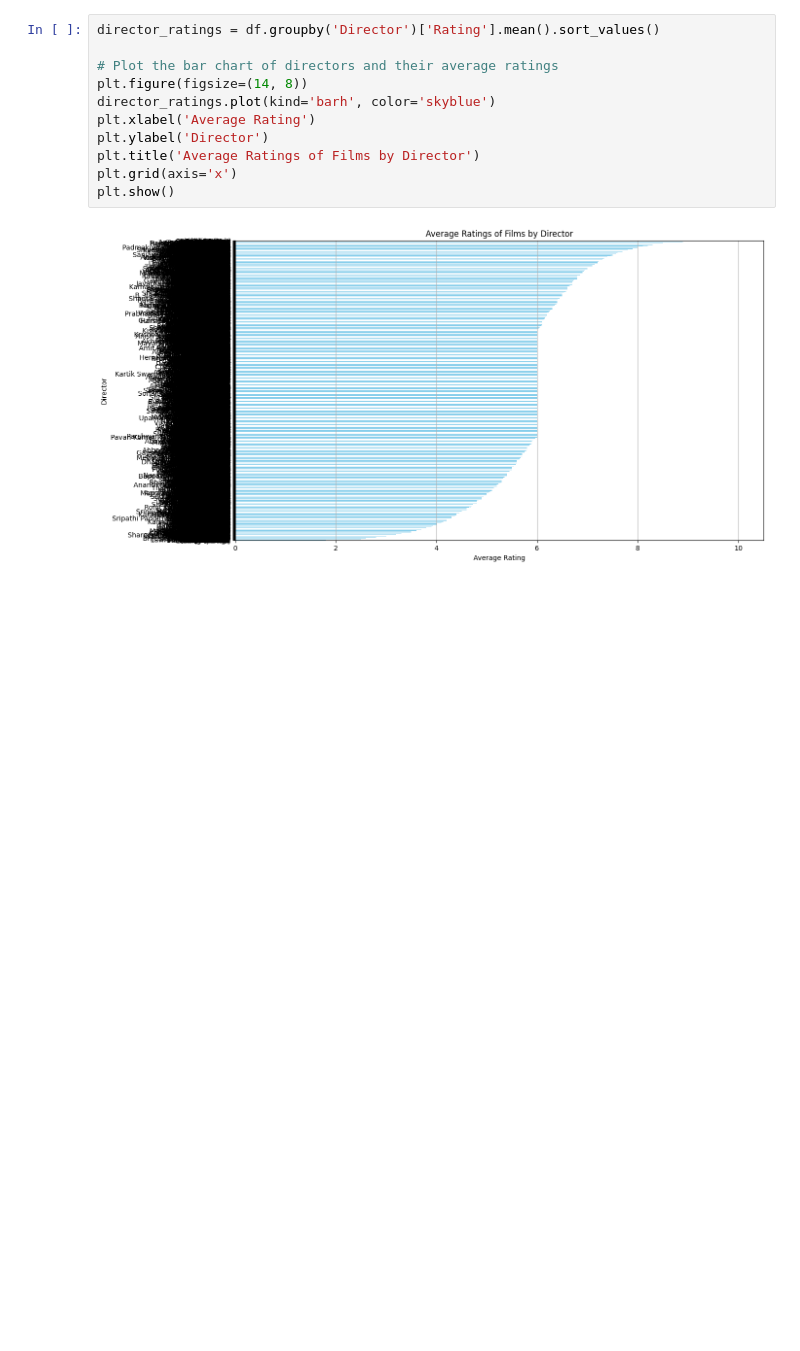
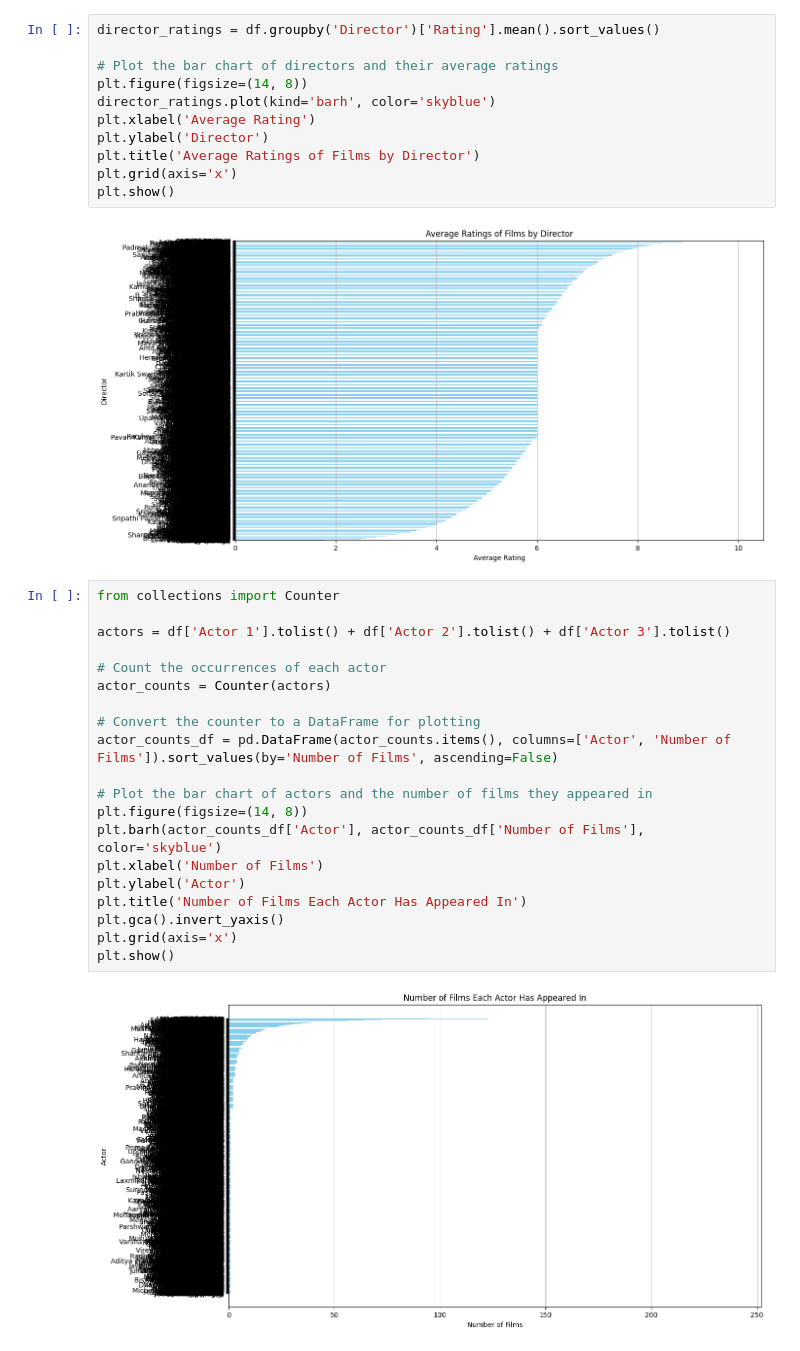
Before and after one commit to Ayoub-Elkhaiari/CODSOFT, a Jupyter notebook: Task 2/imbd.ipynb, the cells around one changed output. Saved outputs shown, nothing was run; the diff lists cells and outputs as text; blank space fills up the shorter version.

```diff
--- a/Task 2/imbd.ipynb
+++ b/Task 2/imbd.ipynb
@@ -248,3 +248,25 @@ plt.grid(axis='x')
 plt.show()
 # %% [output]
 [figure]
+# %%
+from collections import Counter
+
+actors = df['Actor 1'].tolist() + df['Actor 2'].tolist() + df['Actor 3'].tolist()
+
+# Count the occurrences of each actor
+actor_counts = Counter(actors)
+
+# Convert the counter to a DataFrame for plotting
+actor_counts_df = pd.DataFrame(actor_counts.items(), columns=['Actor', 'Number of Films']).sort_values(by='Number of Films', ascending=False)
+
+# Plot the bar chart of actors and the number of films they appeared in
+plt.figure(figsize=(14, 8))
+plt.barh(actor_counts_df['Actor'], actor_counts_df['Number of Films'], color='skyblue')
+plt.xlabel('Number of Films')
+plt.ylabel('Actor')
+plt.title('Number of Films Each Actor Has Appeared In')
+plt.gca().invert_yaxis()
+plt.grid(axis='x')
+plt.show()
+# %% [output]
+[figure, added]
```
Also changed, not shown: parts of 16 cells of this notebook.
